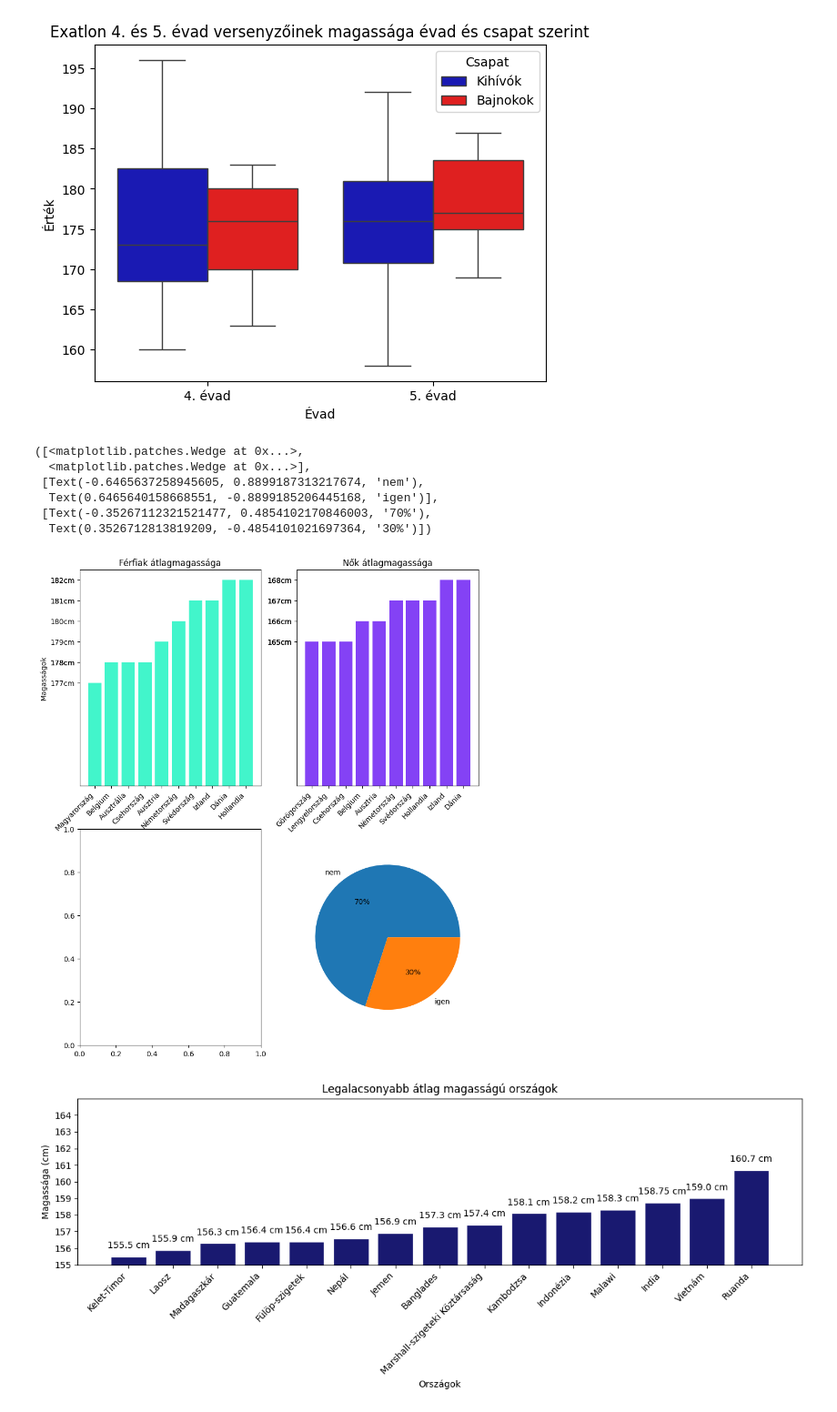
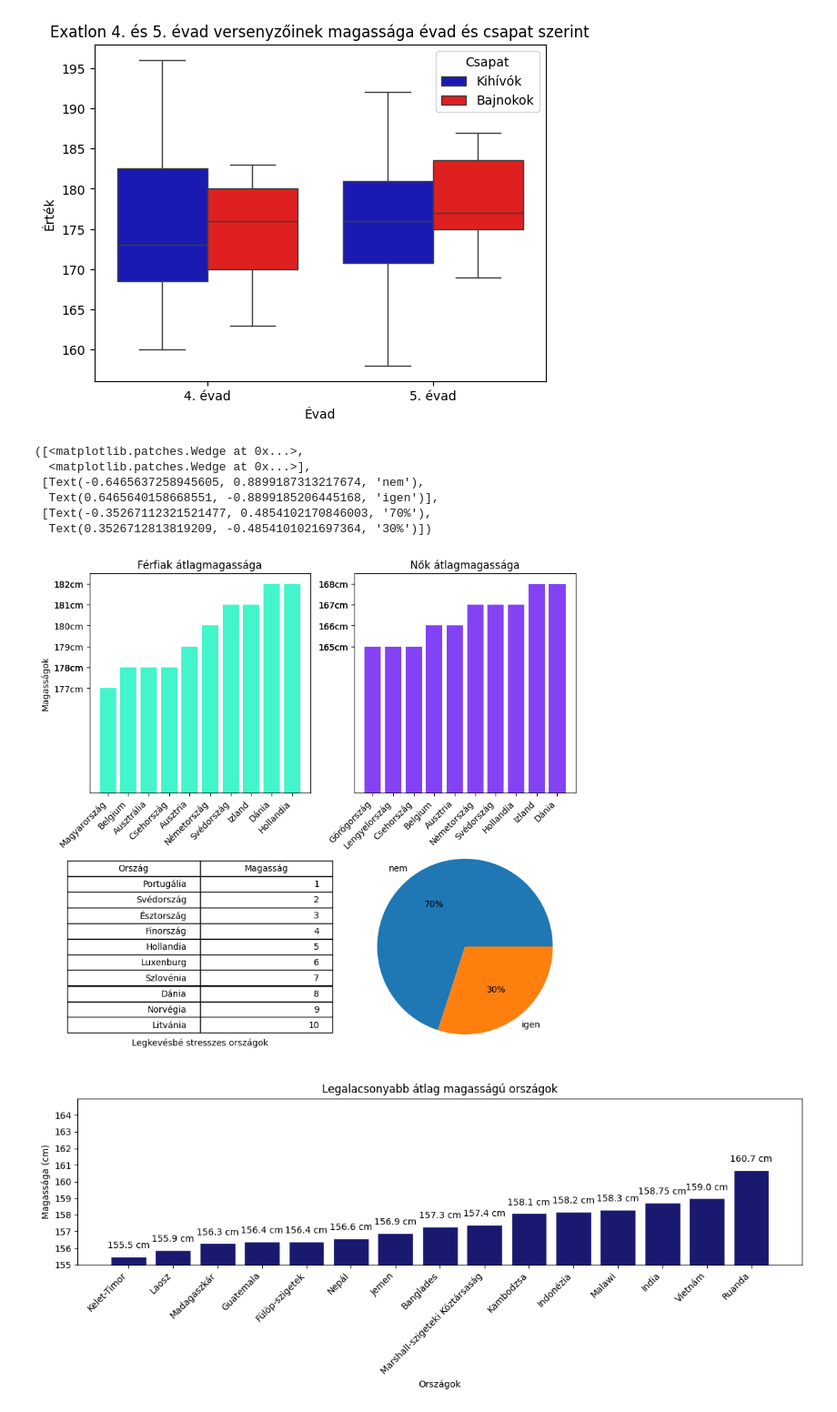
Before and after one commit to virag44/2026_matprog_projekt, a Jupyter notebook: Project.ipynb, the cells around one changed output. Shown at 91% size. Saved outputs shown, nothing was run; the diff lists cells and outputs as text; code cells hidden in the pictures.

```diff
--- a/Project.ipynb
+++ b/Project.ipynb
@@ -122,7 +122,7 @@ with open("Least-stressed.txt", "r") as file:
     y3.append(int(y_ertek))
 
 
-fig, axs = plt.subplots(2, 2, figsize=(10, 12))
+fig, axs = plt.subplots(2, 2, figsize=(10, 10))
 
 x = np.arange(len(y))
 
@@ -133,34 +133,43 @@ axs[0,0].set_yticks(y)
 axs[0,0].set_yticklabels(y_labels)
 axs[0,0].set_title("Férfiak átlagmagassága")
 axs[0,0].set_ylabel('Magasságok')
 
 
 
 
 x2 = np.arange(len(y2))
 
 axs[0,1].bar(x, y2, color='#8442f5')
 axs[0,1].set_xticks(x)
 axs[0,1].set_xticklabels(x_labels2, rotation=45, ha='right')
 axs[0,1].set_yticks(y2)
 axs[0,1].set_yticklabels(y_labels2)
 axs[0,1].set_title("Nők átlagmagassága")
 
+df = pd.DataFrame({"Ország": x_labels3,"Magasság": y3})
+
+axs[1,0].axis('off')
+
+table = axs[1,0].table(cellText=df.values,colLabels=df.columns,loc='center')
+
+table.scale(1.2, 1.5)
+
+axs[1,0].text(0.5, 0.05, "Legkevésbé stresszes országok", ha='center')
 
 
 
 labels_k= ['nem', 'igen']
 sizes = [70,30 ]
 
 axs[1, 1].pie(sizes, labels=labels_k, autopct= '%1.0f%%')
 # %% [output]
 ([<matplotlib.patches.Wedge at 0x...>,
   <matplotlib.patches.Wedge at 0x...>],
  [Text(-0.6465637258945605, 0.8899187313217674, 'nem'),
   Text(0.6465640158668551, -0.8899185206445168, 'igen')],
  [Text(-0.35267112321521477, 0.4854102170846003, '70%'),
   Text(0.3526712813819209, -0.4854101021697364, '30%')])
-[figure, old version]
+[figure, new version]
 # %%
 countries = []
 heights = []
```
